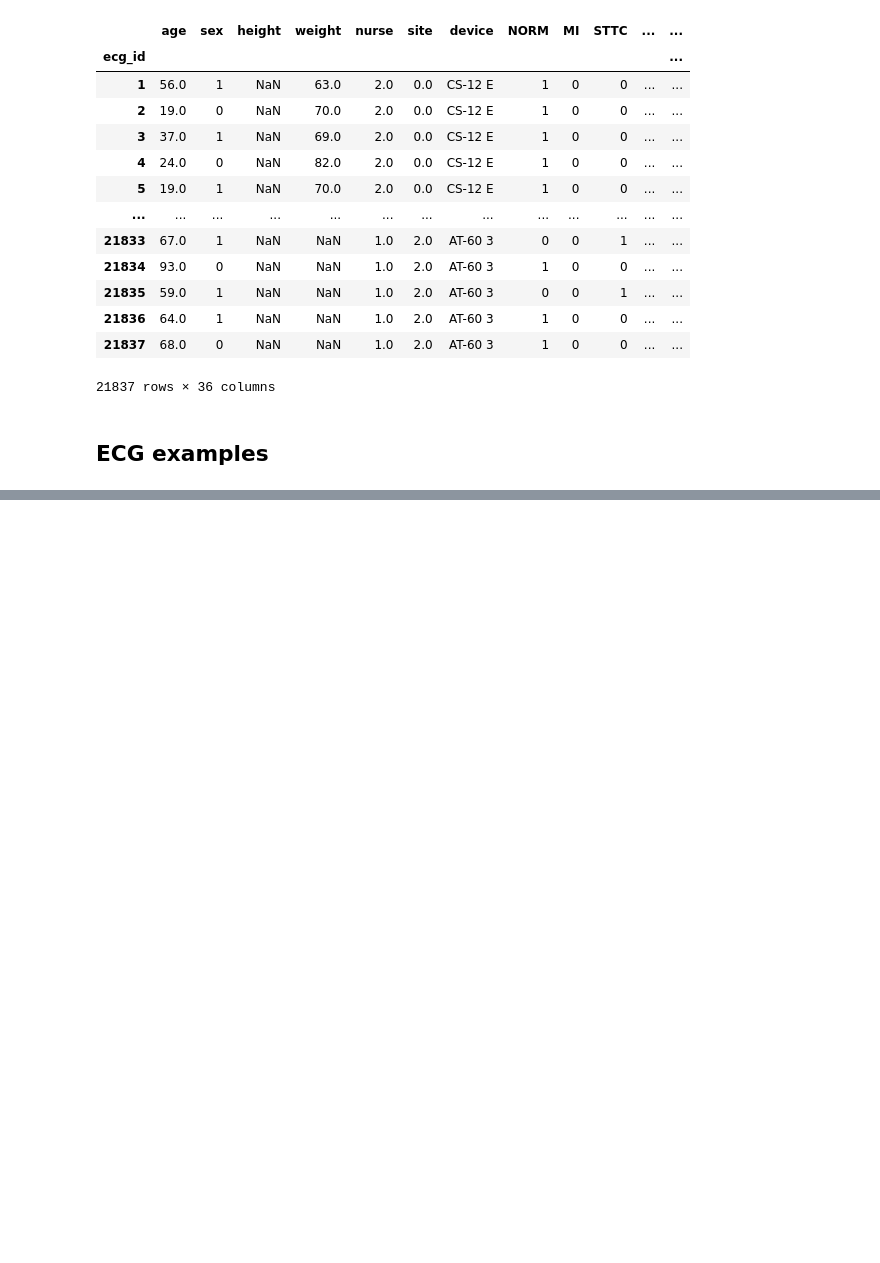
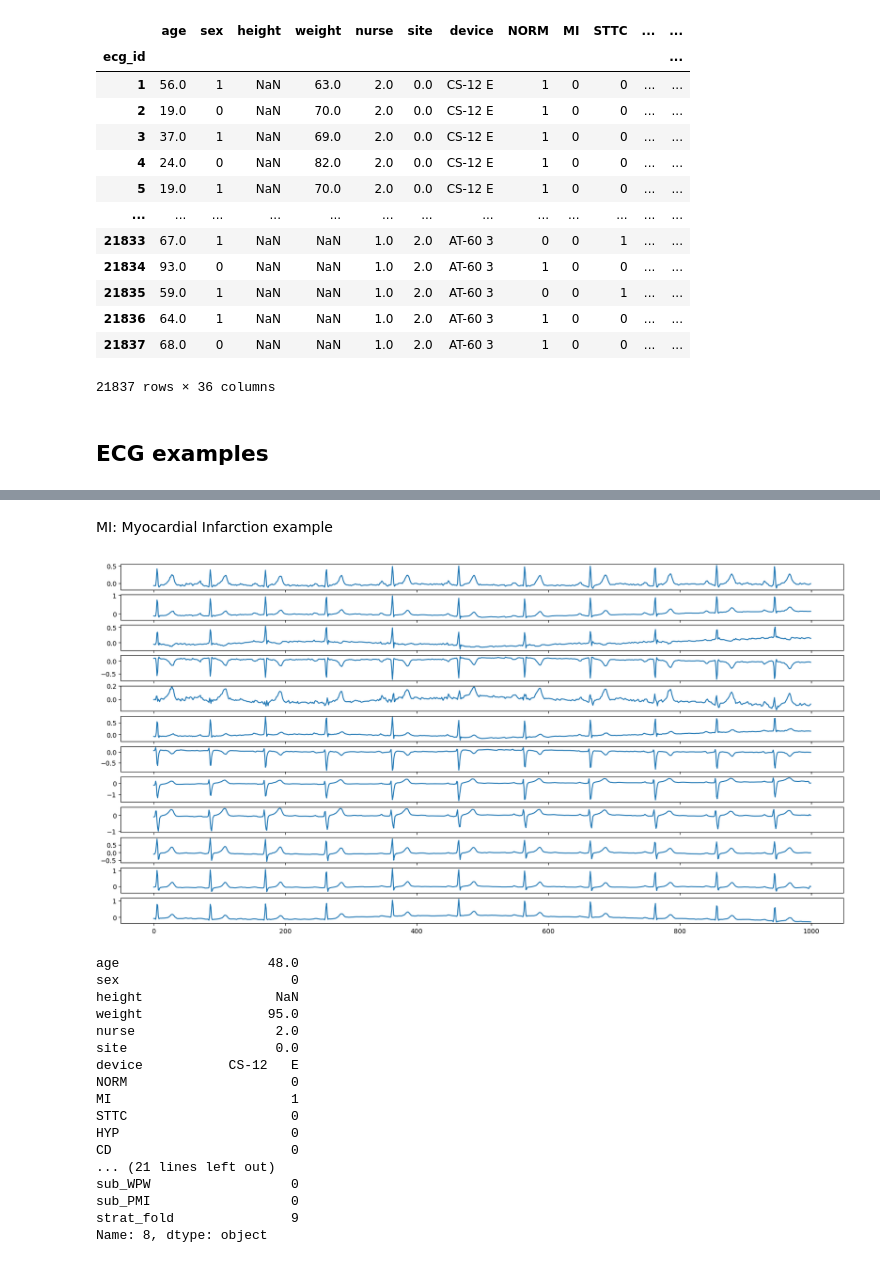
Before and after one commit to HenrikLogJacobsen/DL_UNICT, a Jupyter notebook: Data_Analysis.ipynb, the cells around one changed output, grey strips where cells are left out. Drawn from its saved outputs; the diff is of its cells as text; code cells hidden in the pictures; blank space fills up the shorter version.

```diff
--- a/Data_Analysis.ipynb
+++ b/Data_Analysis.ipynb
@@ -357,0 +391,29 @@ y_all
+# %% [markdown]
+MI: Myocardial Infarction example
+# %%
+mi_idx = y_all[y_all['MI'] == 1].index[0]
+mi_sample = x_all[mi_idx+1]
+bar, axes = plt.subplots(mi_sample.shape[1], 1, figsize=(20, 10))
+for i in range(mi_sample.shape[1]):
+    sns.lineplot(x=np.arange(mi_sample.shape[0]), y=mi_sample[:, i], ax=axes[i])
+plt.show()
+print(y_all.loc[mi_idx])
+# %% [output]
+[figure, added]
+age                   48.0
+sex                      0
+height                 NaN
+weight                95.0
+nurse                  2.0
+site                   0.0
+device           CS-12   E
+NORM                     0
+MI                       1
+STTC                     0
+HYP                      0
+CD                       0
+... (21 lines left out)
+sub_WPW                  0
+sub_PMI                  0
+strat_fold               9
+Name: 8, dtype: object
```
Also changed, not shown: parts of 15 cells of this notebook.
